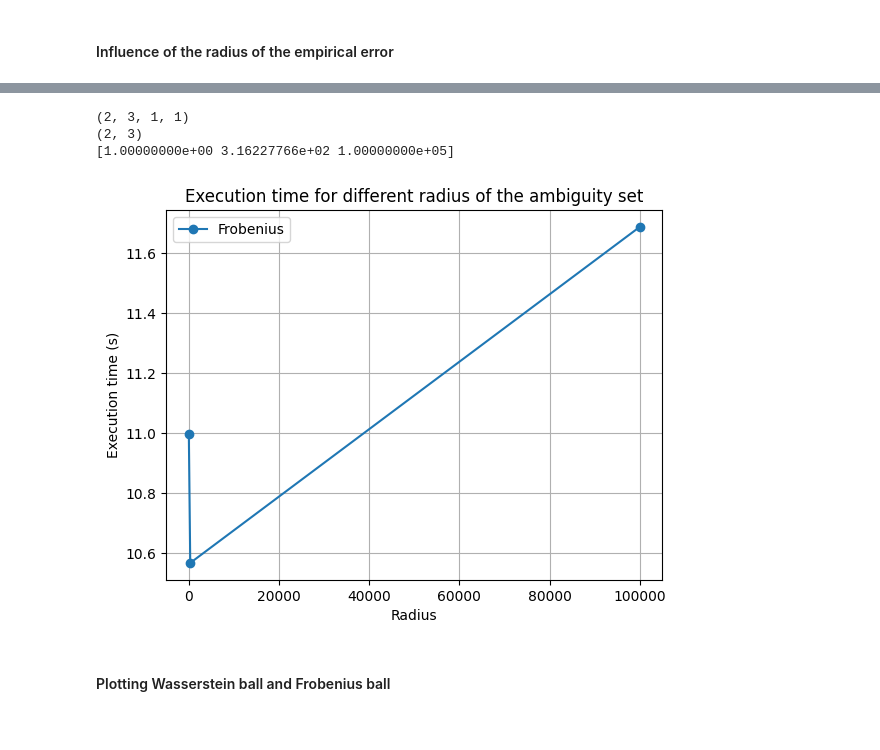
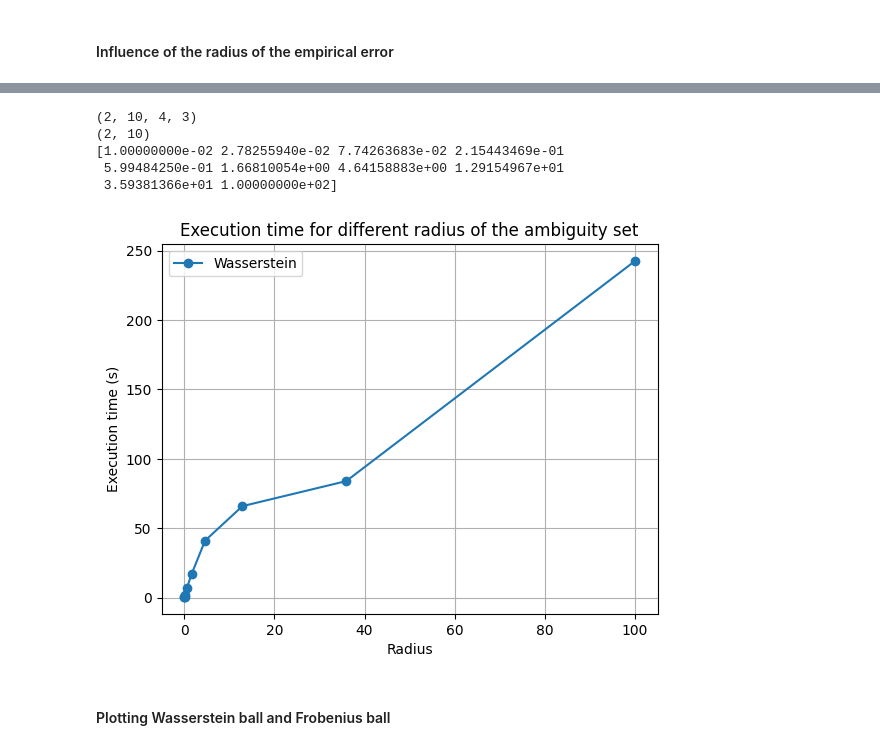
Before and after one commit to LudovicDeMatteis/FrobeniusKalmanFilter, a Jupyter notebook: Implementations.ipynb, the cells around one changed output, grey strips where cells are left out. Drawn from its saved outputs; the diff is of its cells as text; code cells hidden in the pictures.

```diff
--- a/Implementations.ipynb
+++ b/Implementations.ipynb
@@ -223,7 +223,8 @@ def generate_data(sys, x0, T, coeff, is_TV):
     x_prev = x0
     x = np.zeros((n, T))
     y = np.zeros((m, T))
-    Delta = np.random.uniform(-1, 1) # uniform on -1, 1
+    #Delta = np.random.uniform(-1, 1) # uniform on -1, 1
+    Delta = np.random.normal(0, 1)
     A_purt = sys.A + np.matrix([[0, coeff * Delta],[0 ,0]])
     for t in range(T):
         x[:, t] = (A_purt@x_prev + sys.B@np.random.normal(size=(d, 1))).reshape(n,)
@@ -442,26 +512,28 @@ plt.show()
 # %%
 print(np.shape(execution_time))
 time_radius = np.mean(np.mean(execution_time, 2), 2)
 print(np.shape(time_radius))
 print(all_r)
 
 plt.figure()
-#plt.plot(all_r, time_radius[0, :], '-o', label="Wasserstein")
-plt.plot(all_r, time_radius[1, :], '-o', label="Frobenius")
+plt.plot(all_r, time_radius[0, :], '-o', label="Wasserstein")
+#plt.plot(all_r, time_radius[1, :], '-o', label="Frobenius")
 #plt.hlines(np.mean(np.mean(kalman_time)),0, 1, 'k', label="Kalman filter")
 plt.grid()
 plt.legend()
 #plt.xlim([0, 1])
 plt.xlabel("Radius")
 plt.ylabel("Execution time (s)")
 plt.title("Execution time for different radius of the ambiguity set")
-plt.savefig("Execution_time_radius.png")
+plt.savefig("Execution_time_radius_wass.png")
 plt.show()
 # %% [output]
-(2, 3, 1, 1)
-(2, 3)
-[1.00000000e+00 3.16227766e+02 1.00000000e+05]
+(2, 10, 4, 3)
+(2, 10)
+[1.00000000e-02 2.78255940e-02 7.74263683e-02 2.15443469e-01
+ 5.99484250e-01 1.66810054e+00 4.64158883e+00 1.29154967e+01
+ 3.59381366e+01 1.00000000e+02]
-[figure, old version]
+[figure, new version]
 # %% [markdown]
 #### Plotting Wasserstein ball and Frobenius ball
 # %%
```
Also changed, not shown: parts of 4 cells of this notebook.
